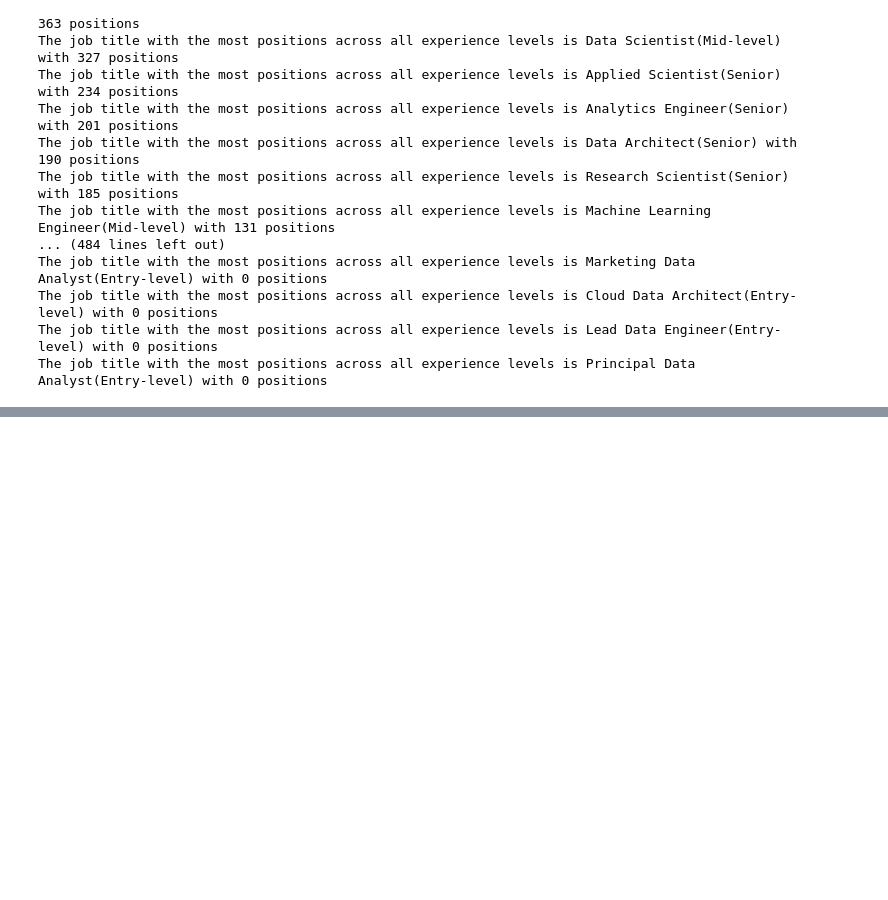
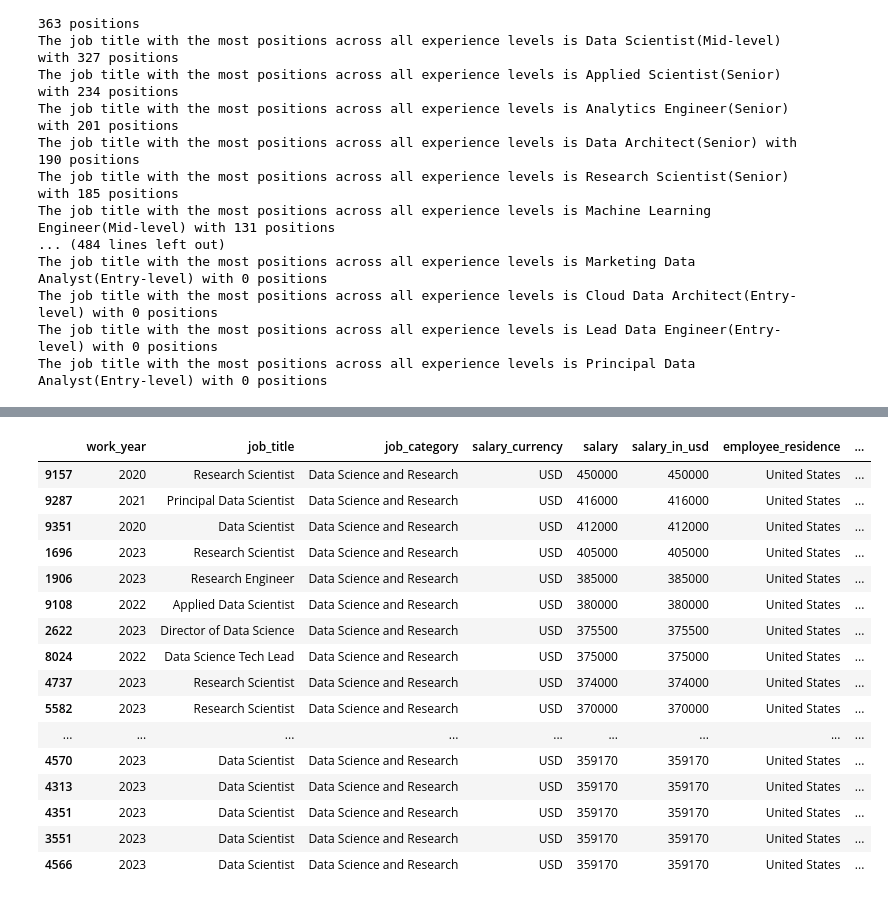
Before and after one commit to MuhammadDanishMirza/Analysis-on-Data-Science-Jobs-salaries, a Jupyter notebook: amalysis_of_data_scientisit_jobs.ipynb, the cells around one changed output, grey strips where cells are left out. Cells and saved outputs as stored; diff of their text form; code cells hidden in the pictures; blank space fills up the shorter version.

```diff
--- a/amalysis_of_data_scientisit_jobs.ipynb
+++ b/amalysis_of_data_scientisit_jobs.ipynb
@@ -1209,0 +1372,22 @@ The job title with the most positions across all experience levels is Principal
+# %%
+a=df[df["job_category"]=="Data Science and Research"].sort_values(by="salary_in_usd",ascending=False)
+a.to_excel("Data/DataScience_salaries_2024.xlsx",index=False)
+a.head(25)
+# %% [output]
+|  | work_year | job_title | job_category | salary_currency | salary | salary_in_usd | employee_residence | ... |
+| 9157 | 2020 | Research Scientist | Data Science and Research | USD | 450000 | 450000 | United States | ... |
+| 9287 | 2021 | Principal Data Scientist | Data Science and Research | USD | 416000 | 416000 | United States | ... |
+| 9351 | 2020 | Data Scientist | Data Science and Research | USD | 412000 | 412000 | United States | ... |
+| 1696 | 2023 | Research Scientist | Data Science and Research | USD | 405000 | 405000 | United States | ... |
+| 1906 | 2023 | Research Engineer | Data Science and Research | USD | 385000 | 385000 | United States | ... |
+| 9108 | 2022 | Applied Data Scientist | Data Science and Research | USD | 380000 | 380000 | United States | ... |
+| 2622 | 2023 | Director of Data Science | Data Science and Research | USD | 375500 | 375500 | United States | ... |
+| 8024 | 2022 | Data Science Tech Lead | Data Science and Research | USD | 375000 | 375000 | United States | ... |
+| 4737 | 2023 | Research Scientist | Data Science and Research | USD | 374000 | 374000 | United States | ... |
+| 5582 | 2023 | Research Scientist | Data Science and Research | USD | 370000 | 370000 | United States | ... |
+| ... | ... | ... | ... | ... | ... | ... | ... | ... |
+| 4570 | 2023 | Data Scientist | Data Science and Research | USD | 359170 | 359170 | United States | ... |
+| 4313 | 2023 | Data Scientist | Data Science and Research | USD | 359170 | 359170 | United States | ... |
+| 4351 | 2023 | Data Scientist | Data Science and Research | USD | 359170 | 359170 | United States | ... |
+| 3551 | 2023 | Data Scientist | Data Science and Research | USD | 359170 | 359170 | United States | ... |
+| 4566 | 2023 | Data Scientist | Data Science and Research | USD | 359170 | 359170 | United States | ... |
```
Also changed, not shown: parts of 21 cells of this notebook, 1 other file.
